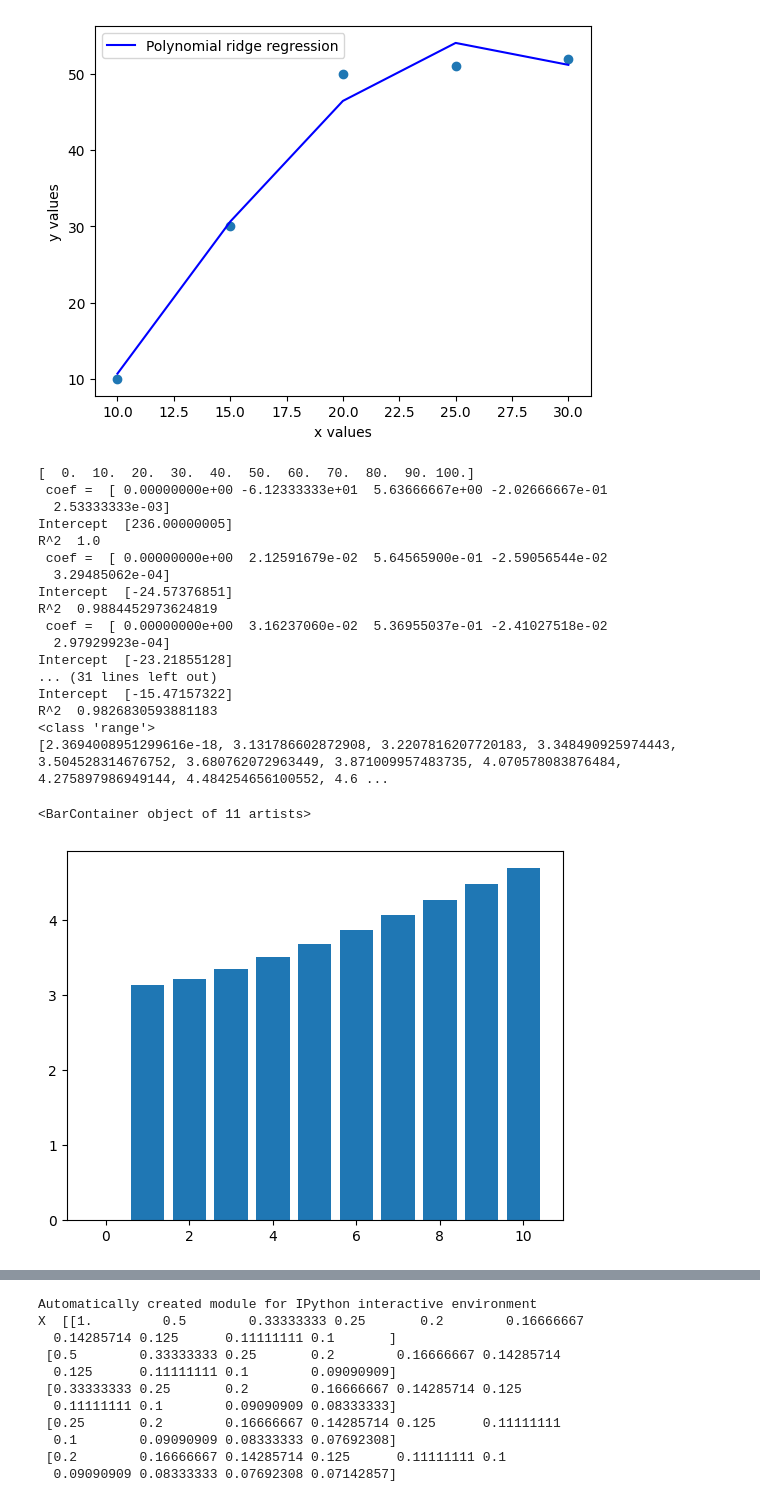
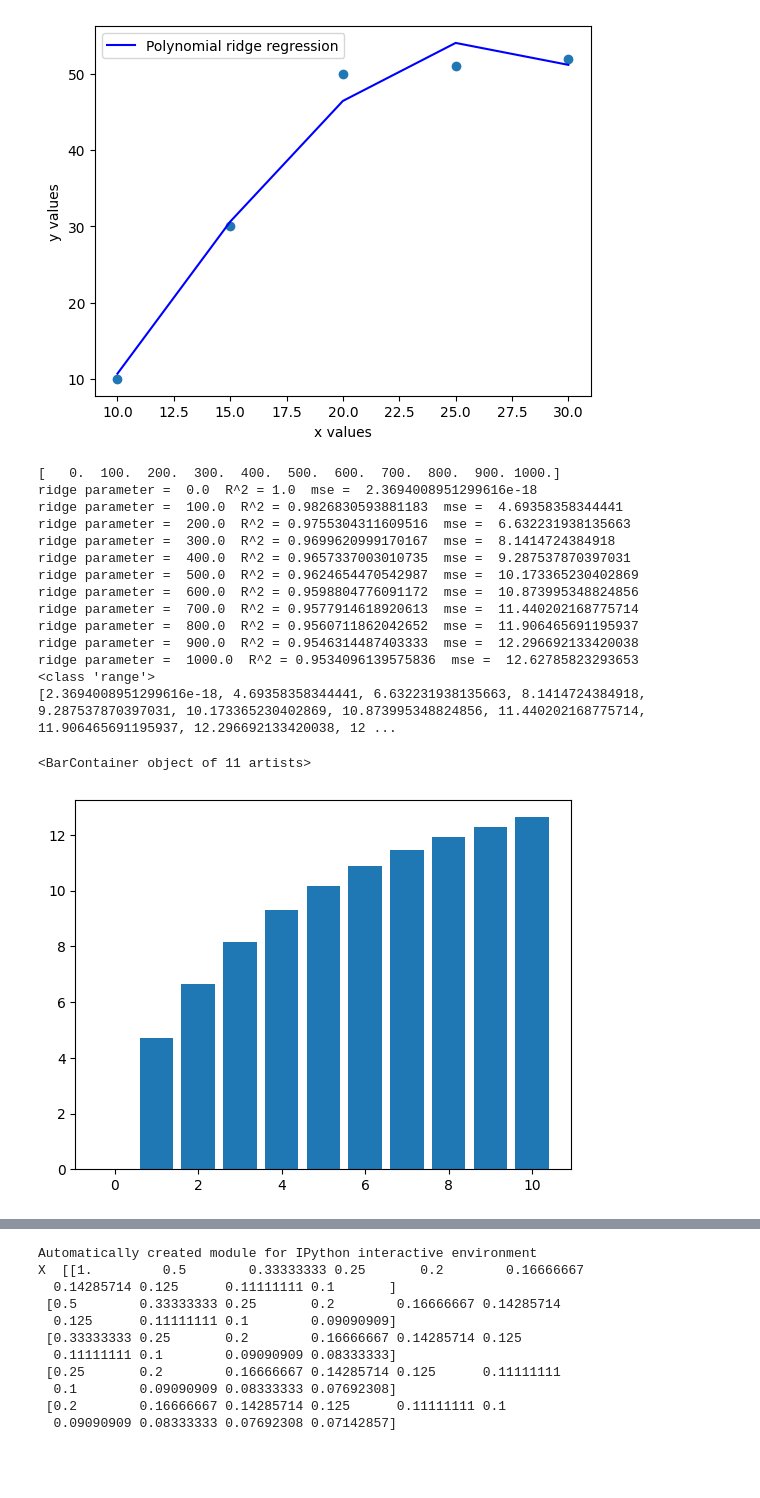
Before and after one commit to ekaratnida/Applied-machine-learning, a Jupyter notebook: Week06-Regularization/week6_regularization_usage.ipynb, the cells around one changed output, grey strips where cells are left out. Cells and saved outputs as stored; diff of their text form; code cells hidden in the pictures; blank space fills up the shorter version.

```diff
--- a/Week06-Regularization/week6_regularization_usage.ipynb
+++ b/Week06-Regularization/week6_regularization_usage.ipynb
@@ -138,46 +138,45 @@ R^2  0.9826830593881183
 MSE polynomial =  4.69358358344441
 [figure]
 # %%
+#test with polonomial degree  4
 item = 11
 begin = 0
-end = 100
+end = 1000
 alphas = np.linspace(begin, end, item) #(end - begin)/item-1
 print(alphas)
 
 mse = []
 
 for a in alphas:
     clf = Ridge(alpha=a) # lambda in lecture, alpha in sklearn
     clf.fit(X_poly, y)
-    print(" coef = ", clf.coef_)
-    print("Intercept ", clf.intercept_)
-    print("R^2 ", clf.score(X_poly,y))
-    mse.append(mean_squared_error(y,clf.predict(X_poly)))
+    #print(" coef = ", clf.coef_)
+    #print("Intercept ", clf.intercept_)
+    error = mean_squared_error(y,clf.predict(X_poly))
+    print("ridge parameter = ",a," R^2 =", clf.score(X_poly,y), " mse = ",error)
+    mse.append(error)
 
 t = range(0, len(mse))
 print(type(t))
 print(mse)
 plt.bar(t,mse)
 # %% [output]
-[  0.  10.  20.  30.  40.  50.  60.  70.  80.  90. 100.]
- coef =  [ 0.00000000e+00 -6.12333333e+01  5.63666667e+00 -2.02666667e-01
-  2.53333333e-03]
-Intercept  [236.00000005]
-R^2  1.0
- coef =  [ 0.00000000e+00  2.12591679e-02  5.64565900e-01 -2.59056544e-02
-  3.29485062e-04]
-Intercept  [-24.57376851]
-R^2  0.9884452973624819
- coef =  [ 0.00000000e+00  3.16237060e-02  5.36955037e-01 -2.41027518e-02
-  2.97929923e-04]
-Intercept  [-23.21855128]
-... (31 lines left out)
-Intercept  [-15.47157322]
-R^2  0.9826830593881183
+[   0.  100.  200.  300.  400.  500.  600.  700.  800.  900. 1000.]
+ridge parameter =  0.0  R^2 = 1.0  mse =  2.3694008951299616e-18
+ridge parameter =  100.0  R^2 = 0.9826830593881183  mse =  4.69358358344441
+ridge parameter =  200.0  R^2 = 0.9755304311609516  mse =  6.632231938135663
+ridge parameter =  300.0  R^2 = 0.9699620999170167  mse =  8.1414724384918
+ridge parameter =  400.0  R^2 = 0.9657337003010735  mse =  9.287537870397031
+ridge parameter =  500.0  R^2 = 0.9624654470542987  mse =  10.173365230402869
+ridge parameter =  600.0  R^2 = 0.9598804776091172  mse =  10.873995348824856
+ridge parameter =  700.0  R^2 = 0.9577914618920613  mse =  11.440202168775714
+ridge parameter =  800.0  R^2 = 0.9560711862042652  mse =  11.906465691195937
+ridge parameter =  900.0  R^2 = 0.9546314487403333  mse =  12.296692133420038
+ridge parameter =  1000.0  R^2 = 0.9534096139575836  mse =  12.62785823293653
 <class 'range'>
-[2.3694008951299616e-18, 3.131786602872908, 3.2207816207720183, 3.348490925974443, 3.504528314676752, 3.680762072963449, 3.871009957483735, 4.070578083876484, 4.275897986949144, 4.484254656100552, 4.6 ...
+[2.3694008951299616e-18, 4.69358358344441, 6.632231938135663, 8.1414724384918, 9.287537870397031, 10.173365230402869, 10.873995348824856, 11.440202168775714, 11.906465691195937, 12.296692133420038, 12 ...
 <BarContainer object of 11 artists>
-[figure, old version]
+[figure, new version]
 # %%
 from sklearn.linear_model import Lasso
 
```
Also changed, not shown: parts of 2 cells of this notebook.
